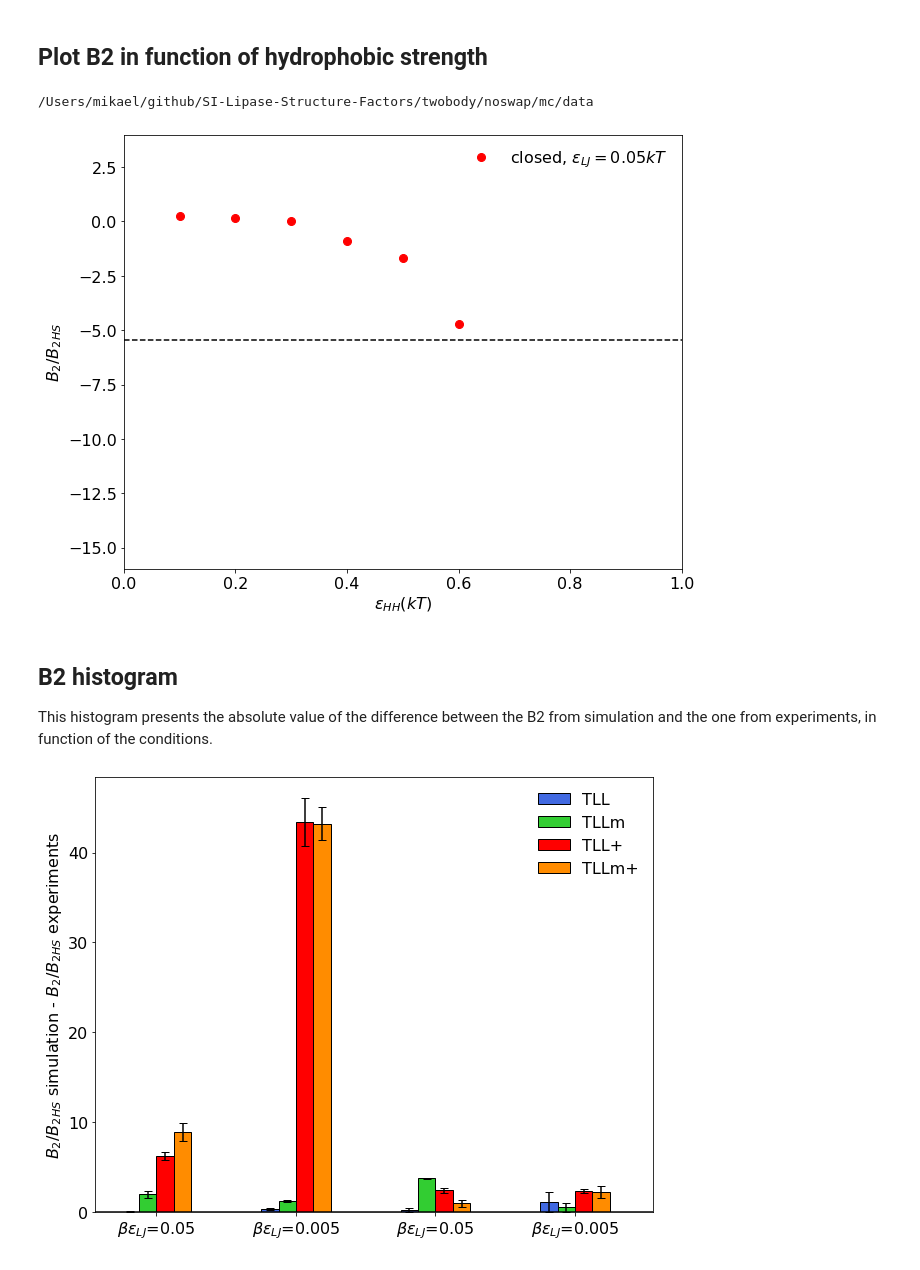
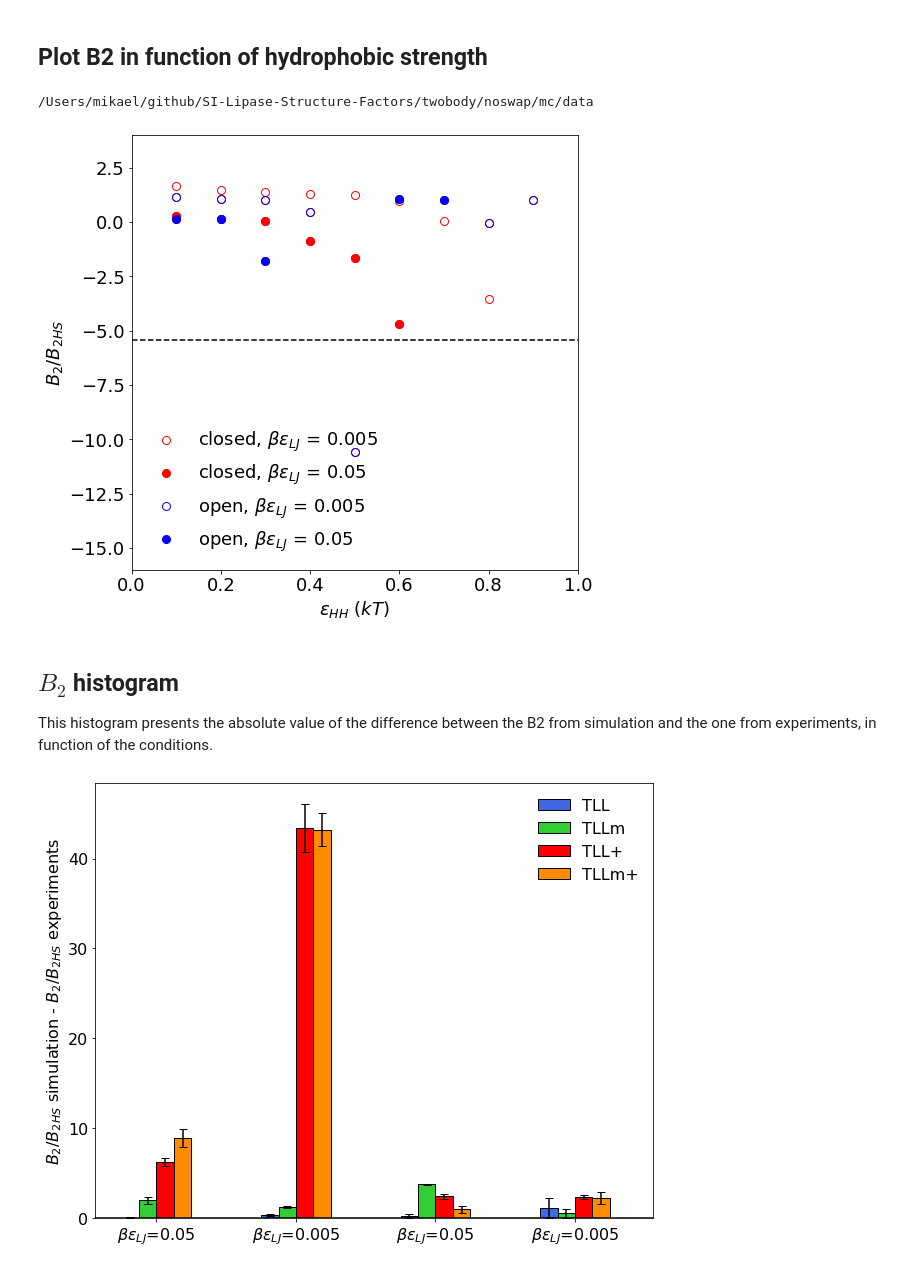
Before and after one commit to mlund/SI-Lipase-Structure-Factors, a Jupyter notebook: twobody/noswap/plot_2body_noswap.ipynb, the cells around one changed output. Saved outputs shown, nothing was run; the diff lists cells and outputs as text; code cells hidden in the pictures.

```diff
--- a/twobody/noswap/plot_2body_noswap.ipynb
+++ b/twobody/noswap/plot_2body_noswap.ipynb
@@ -22,8 +22,8 @@ The integration of the PMF for the B2 calculation is done is this cell as well,
 %cd $workdir/mc/data
 
 series = "series2"
-structurelist = ["closed"]
-factlist = [0.05]
+structurelist = ["open", "closed"]
+factlist = [0.05, 0.005]
 hlist = [0.1, 0.2, 0.3, 0.4, 0.5, 0.6, 0.7, 0.8, 0.9]
 
 outprint1=[]
@@ -33,12 +33,13 @@ plt.plot((0,100),(0,0),'k--',lw=1.0)
 for structure in structurelist:
     for fact in factlist:
         for hstr in hlist:
-            pfx = str(series)+'-'+str(structure)+'-h'+str(hstr)+'-e'+str(fact)
+            %cd -q $workdir/mc/data
+            pfx = '{}-{}-h{}-e{}'.format(series, structure, hstr, fact)
             %cd -q $pfx
-
             rdffile="rdf.dat"
-
             r, g = np.loadtxt(rdffile, unpack=True)         # Load rdf file
+            if (len(r) < 21):                               # Skip if not sampled enough
+                continue
             av1=()
             av2=list(av1)
             for i in np.arange(-20,-1,1):                   # Shift = average of the 20 last values of g
@@ -46,22 +47,19 @@ for structure in structurelist:
             av3 = sum(av2)/len(av2)
             g1 = g/av3                                      # Normalized g(r)
             w1 = -np.log(g1)                                # Normalized w(r)
-
             def b2(x,w):                                    # B2 calculation (here x is the distance)
                 inte  = -2*math.pi*(np.exp(-w)- 1)*x**2     # Integration of w(r)
                 b2_hc = 2 * math.pi / 3 *(27.8*2)**3        # Hard sphere B2
                 return (np.trapz(inte, x)+b2_hc)/b2_hc      # Normalized B2
 
             plt.plot( r, w1, lw=2.0, label=pfx)
-
             outprint1.append(hstr)
             outprint2.append(b2(r,w1))
-
             %cd -q ../
 
 %cd -q $workdir/mc/data
-pfx2 = str(series)+'-'+str(structure)+'-e'+str(fact)
-b2file = '../'+"b2-"+pfx2+".dat"
+pfx2 = '{}-{}-e{}'.format(series, structure, fact)
+b2file = '../b2-{}.dat'.format(pfx2)
 np.savetxt(b2file, np.transpose((outprint1,outprint2)))      # Saves B2 in .dat file
 
 plt.rcParams.update({'font.size': 18, 'figure.figsize': [10.0, 10.0]})
@@ -70,8 +68,6 @@ plt.ylim(-8,4)
 plt.xlabel("$r$ ($\mathrm{\AA}$)")
 plt.ylabel("$w(r)/kT$")
 plt.legend(frameon=False,fontsize=16)
-
-
 %cd -q $workdir/mc/data
 # %% [output]
 /Users/mikael/github/SI-Lipase-Structure-Factors/twobody/noswap/mc/data
@@ -80,41 +76,39 @@ plt.legend(frameon=False,fontsize=16)
 ## Plot B2 in function of hydrophobic strength
 # %%
 %cd $workdir/mc/data
+plt.rcParams.update({'font.size': 18, 'figure.figsize': [8.0, 8.0]})
 
 series = "series2"
-structurelist = ["closed"]
-factlist = [0.05]
-
+structurelist = ["closed", "open"]
+factlist = [0.005, 0.05]
 for structure in structurelist:
     for fact in factlist:
-        pfx2 = str(series)+'-'+str(structure)+'-e'+str(fact)
-
-        h,b = np.loadtxt('../'+"b2-"+pfx2+".dat", unpack=True)
-
+        pfx2 = '{}-{}-e{}'.format(series, structure, fact)
+        h, b = np.loadtxt('../b2-{}.dat'.format(pfx2), unpack=True)
         if structure=="closed":
             mec='r'
         if structure=="open":
             mec='b'
         if fact==0.05:
             mfc=mec
         if fact==0.005:
             mfc='None'
-
-        plt.plot(h,b,ls='None', marker='o',ms=8, mfc=mfc, mec=mec, alpha=1.0, label=str(structure)+", $\epsilon_{LJ}=$"+str(fact)+"$kT$")
+        label = r'{}, $\beta \varepsilon_{{LJ}}$ = {}'.format(structure, fact)
+        plt.plot(h,b,ls='None', marker='o',ms=8, mfc=mfc, mec=mec, alpha=1.0, label=label)
 
 plt.plot((0.0, 1.0), (-5.44,-5.44), 'k--')
-plt.xlabel("$\epsilon_{HH} (kT)$")
+plt.xlabel("$\epsilon_{HH}$ ($kT$)")
 plt.ylabel("$B_2/B_{2HS}$")
-plt.legend(frameon=False,fontsize=16)
+plt.legend(frameon=False)
 plt.xlim(0.0,1.0)
 plt.ylim(-16.0, 4.0)
 
 %cd -q $workdir/mc/data
 # %% [output]
 /Users/mikael/github/SI-Lipase-Structure-Factors/twobody/noswap/mc/data
-[figure, old version]
+[figure, new version]
 # %% [markdown]
-## B2 histogram
+## $B_2$ histogram
 
 This histogram presents the absolute value of the difference between the B2 from simulation and the one from experiments, in function of the conditions.
 # %%
```
Also changed, not shown: parts of 2 cells of this notebook.
